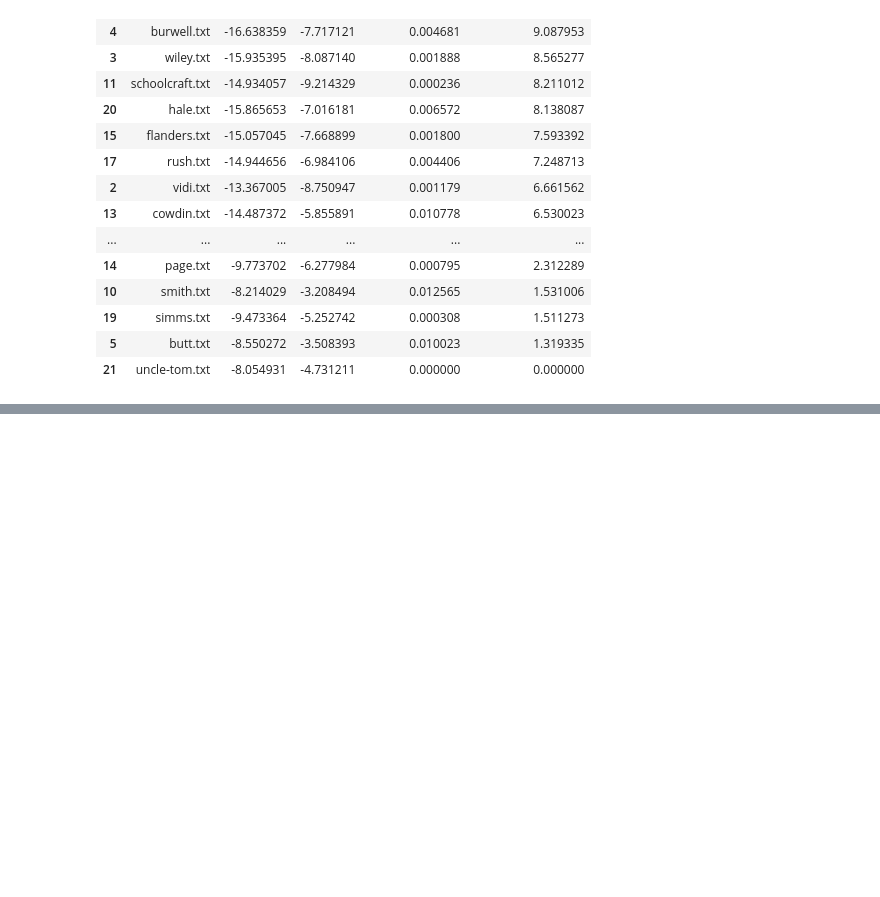
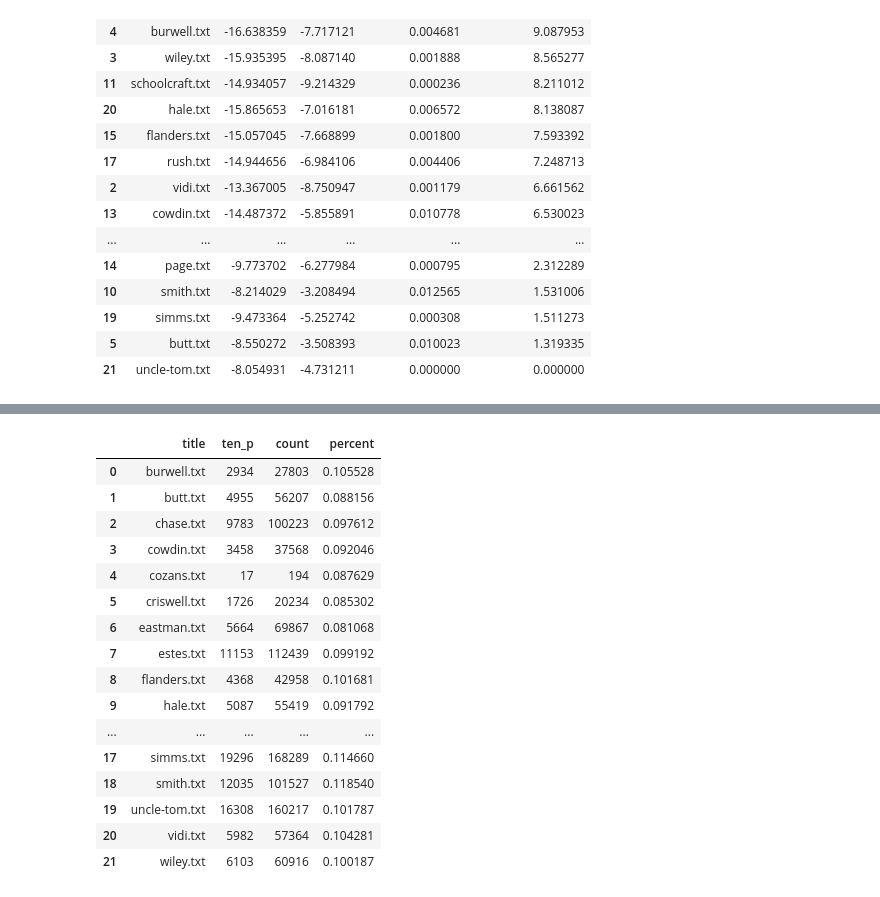
Before and after one commit to park-jay/anti-tom, a Jupyter notebook: anti-tom-viz.ipynb, the cells around one changed output, grey strips where cells are left out. Cells and saved outputs as stored; diff of their text form; code cells hidden in the pictures; blank space fills up the shorter version.

```diff
--- a/anti-tom-viz.ipynb
+++ b/anti-tom-viz.ipynb
@@ -210,0 +216,32 @@ centroid_df.sort_values(by=['euclidean_distance'], ascending=False)
+# %%
+len_title={}
+for i in df['title'].unique():
+    len_title[i]=df[df['title']==i].shape[0]
+# %%
+ten_p_df=pd.DataFrame(df.loc[pd.DataFrame.from_dict({'from uncle-tom': distances}).sort_values(by='from uncle-tom', ascending=False).index][0:int(ten_p)].groupby('title').count()['x']).reset_index()
+ten_p_df.columns=['title', 'ten_p']
+# %%
+len_df=pd.DataFrame.from_dict(len_title, orient='index').reset_index().rename(columns={'index':'title', 0:'count'})
+# %%
+ten_p_merged=pd.merge(ten_p_df, len_df, on='title')
+ten_p_merged['percent'] = ten_p_merged['ten_p'] / ten_p_merged['count']
+# %%
+ten_p_merged
+# %% [output]
+|  | title | ten_p | count | percent |
+| 0 | burwell.txt | 2934 | 27803 | 0.105528 |
+| 1 | butt.txt | 4955 | 56207 | 0.088156 |
+| 2 | chase.txt | 9783 | 100223 | 0.097612 |
+| 3 | cowdin.txt | 3458 | 37568 | 0.092046 |
+| 4 | cozans.txt | 17 | 194 | 0.087629 |
+| 5 | criswell.txt | 1726 | 20234 | 0.085302 |
+| 6 | eastman.txt | 5664 | 69867 | 0.081068 |
+| 7 | estes.txt | 11153 | 112439 | 0.099192 |
+| 8 | flanders.txt | 4368 | 42958 | 0.101681 |
+| 9 | hale.txt | 5087 | 55419 | 0.091792 |
+| ... | ... | ... | ... | ... |
+| 17 | simms.txt | 19296 | 168289 | 0.114660 |
+| 18 | smith.txt | 12035 | 101527 | 0.118540 |
+| 19 | uncle-tom.txt | 16308 | 160217 | 0.101787 |
+| 20 | vidi.txt | 5982 | 57364 | 0.104281 |
+| 21 | wiley.txt | 6103 | 60916 | 0.100187 |
```
Also changed, not shown: parts of 10 cells of this notebook.
